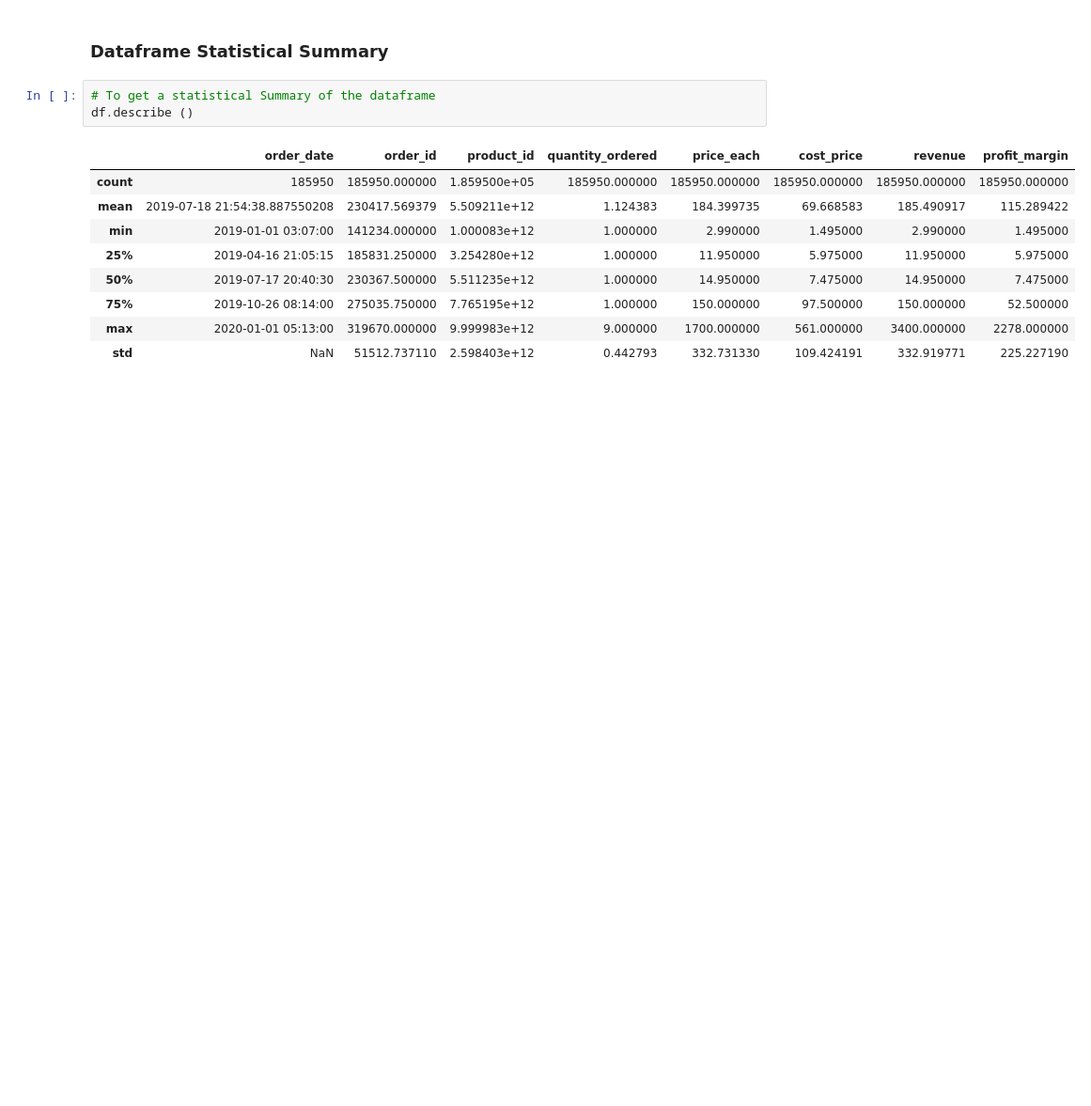
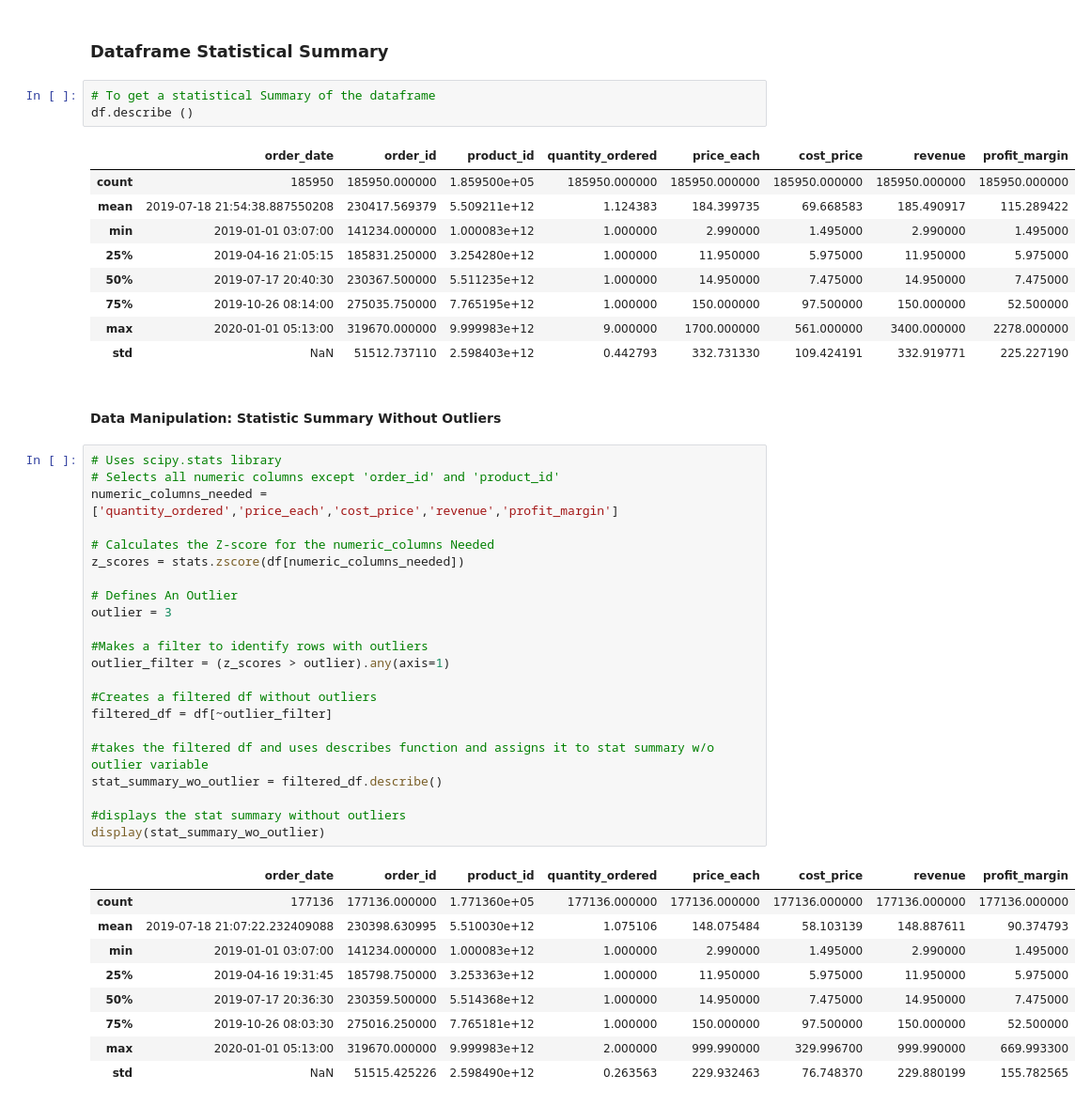
Before and after one commit to MIS3843GarrGet/SalesDataAnalysis, a Jupyter notebook: GarrGetSalesAnalysis.ipynb, the cells around one changed output. Shown: that part at 94% size. Cells and saved outputs as stored; diff of their text form; blank space fills up the shorter version.

Commit message:
9/16/2023 6:30am
Added Data Manipulation: Statistic Summary Without Outliers; also added Scipy.stats library

```diff
--- a/GarrGetSalesAnalysis.ipynb
+++ b/GarrGetSalesAnalysis.ipynb
@@ -369,3 +370,37 @@ df.describe ()
 | 75% | 2019-10-26 08:14:00 | 275035.750000 | 7.765195e+12 | 1.000000 | 150.000000 | 97.500000 | 150.000000 | 52.500000 |
 | max | 2020-01-01 05:13:00 | 319670.000000 | 9.999983e+12 | 9.000000 | 1700.000000 | 561.000000 | 3400.000000 | 2278.000000 |
 | std | NaN | 51512.737110 | 2.598403e+12 | 0.442793 | 332.731330 | 109.424191 | 332.919771 | 225.227190 |
+# %% [markdown]
+#### Data Manipulation: Statistic Summary Without Outliers
+# %%
+# Uses scipy.stats library
+# Selects all numeric columns except 'order_id' and 'product_id'
+numeric_columns_needed =['quantity_ordered','price_each','cost_price','revenue','profit_margin']
+
+# Calculates the Z-score for the numeric_columns Needed
+z_scores = stats.zscore(df[numeric_columns_needed])
+
+# Defines An Outlier
+outlier = 3
+
+#Makes a filter to identify rows with outliers
+outlier_filter = (z_scores > outlier).any(axis=1)
+
+#Creates a filtered df without outliers
+filtered_df = df[~outlier_filter]
+
+#takes the filtered df and uses describes function and assigns it to stat summary w/o outlier variable
+stat_summary_wo_outlier = filtered_df.describe()
+
+#displays the stat summary without outliers
+display(stat_summary_wo_outlier)
+# %% [output]
+|  | order_date | order_id | product_id | quantity_ordered | price_each | cost_price | revenue | profit_margin |
+| count | 177136 | 177136.000000 | 1.771360e+05 | 177136.000000 | 177136.000000 | 177136.000000 | 177136.000000 | 177136.000000 |
+| mean | 2019-07-18 21:07:22.232409088 | 230398.630995 | 5.510030e+12 | 1.075106 | 148.075484 | 58.103139 | 148.887611 | 90.374793 |
+| min | 2019-01-01 03:07:00 | 141234.000000 | 1.000083e+12 | 1.000000 | 2.990000 | 1.495000 | 2.990000 | 1.495000 |
+| 25% | 2019-04-16 19:31:45 | 185798.750000 | 3.253363e+12 | 1.000000 | 11.950000 | 5.975000 | 11.950000 | 5.975000 |
+| 50% | 2019-07-17 20:36:30 | 230359.500000 | 5.514368e+12 | 1.000000 | 14.950000 | 7.475000 | 14.950000 | 7.475000 |
+| 75% | 2019-10-26 08:03:30 | 275016.250000 | 7.765181e+12 | 1.000000 | 150.000000 | 97.500000 | 150.000000 | 52.500000 |
+| max | 2020-01-01 05:13:00 | 319670.000000 | 9.999983e+12 | 2.000000 | 999.990000 | 329.996700 | 999.990000 | 669.993300 |
+| std | NaN | 51515.425226 | 2.598490e+12 | 0.263563 | 229.932463 | 76.748370 | 229.880199 | 155.782565 |
```
Also changed, not shown: parts of 1 cell of this notebook.
